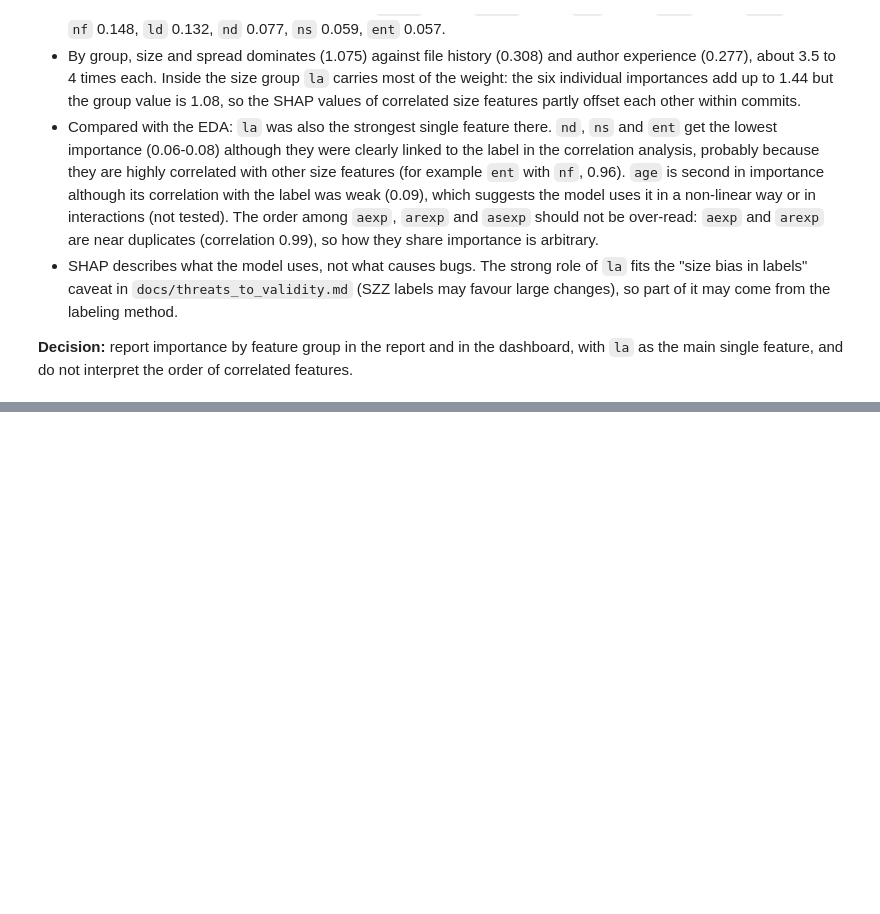
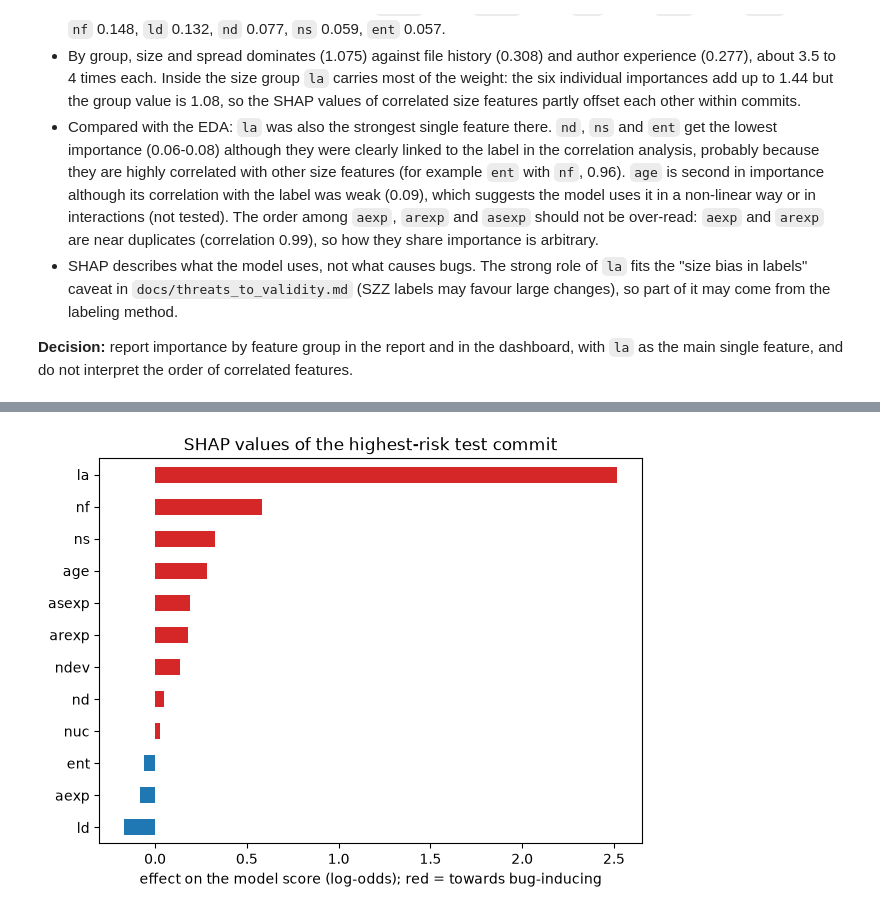
Before and after one commit to hangelaa/commit-wise, a Jupyter notebook: notebooks/06_explainability.ipynb, the cells around one changed output, grey strips where cells are left out. Saved outputs shown, nothing was run; the diff lists cells and outputs as text; code cells hidden in the pictures; blank space fills up the shorter version.

Commit message:
Add SHAP explanation of single commits and export for the dashboard

```diff
--- a/notebooks/06_explainability.ipynb
+++ b/notebooks/06_explainability.ipynb
@@ -101,0 +106,17 @@ dtype: float64
+# %%
+proba = model.predict_proba(test[FEATURES])[:, 1]
+order = np.argsort(proba)
+examples = {
+    "highest risk": int(order[-1]),
+    "near the threshold (0.66)": int(np.argmin(np.abs(proba - 0.66))),
+    "lowest risk": int(order[0]),
+}
+
+def explain_commit(position, k=5):
+    row = pd.DataFrame({"value": test[FEATURES].iloc[position], "SHAP": shap_df.iloc[position]})
+    return row.reindex(row["SHAP"].abs().sort_values(ascending=False).index).head(k)
+
+for label, pos in examples.items():
+    print(label, "| probability:", round(proba[pos], 3), "| labeled bug-inducing:", bool(test[LABEL].iloc[pos]))
+    print(explain_commit(pos).round(3).to_string())
+    print()
@@ -101,0 +141,8 @@ dtype: float64
+# %%
+row = shap_df.iloc[examples["highest risk"]].sort_values()
+colors = ["tab:red" if v > 0 else "tab:blue" for v in row]
+ax = row.plot(kind="barh", color=colors, figsize=(7, 5), title="SHAP values of the highest-risk test commit")
+ax.set_xlabel("effect on the model score (log-odds); red = towards bug-inducing")
+ax.figure.savefig("../reports/figures/06_shap_example_commit.png", dpi=150, bbox_inches="tight")
+# %% [output]
+[figure, added]
```
Also changed, not shown: parts of 3 cells of this notebook, 3 other files.
